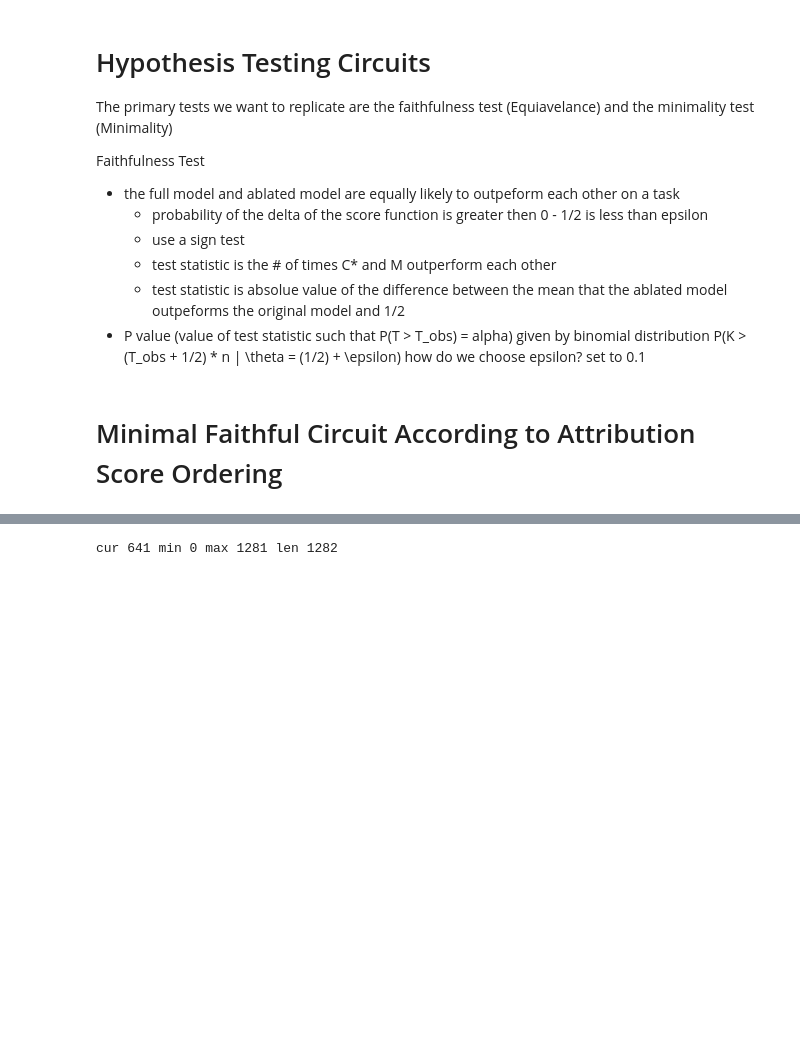
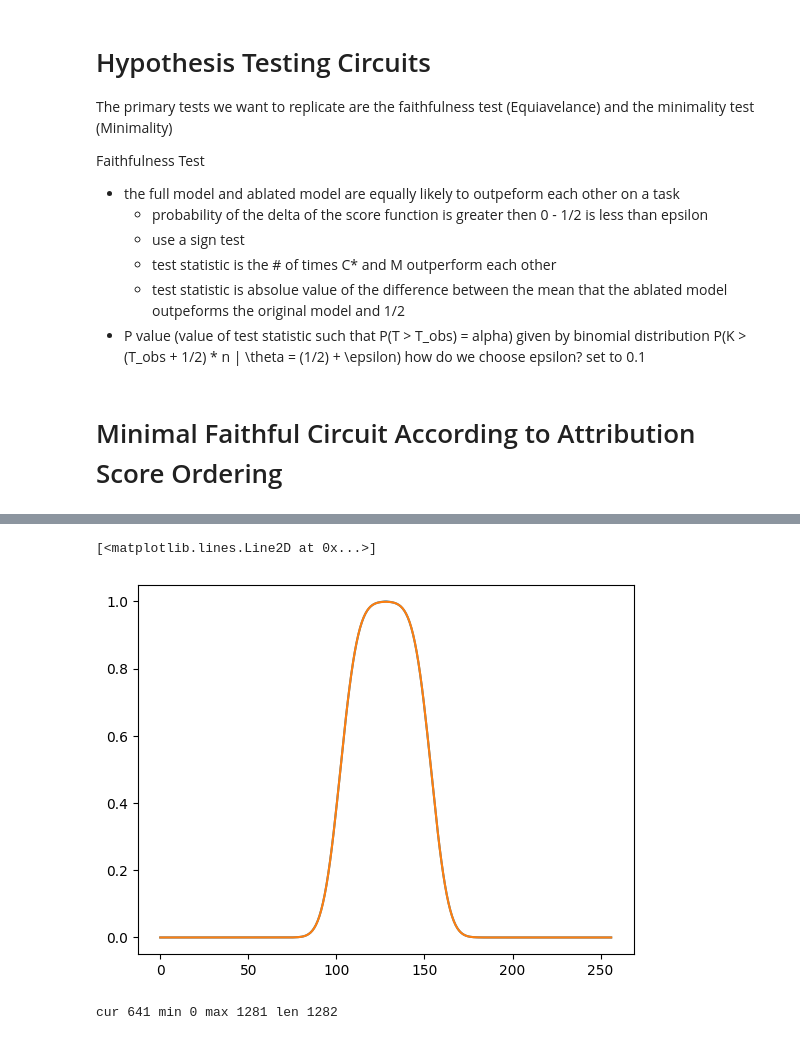
Before and after one commit to oliveradk/elk-experiments, a Jupyter notebook: notebooks/hypothesis_tests.ipynb, the cells around one changed output, grey strips where cells are left out. Saved outputs shown, nothing was run; the diff lists cells and outputs as text; code cells hidden in the pictures; blank space fills up the shorter version.

```diff
--- a/notebooks/hypothesis_tests.ipynb
+++ b/notebooks/hypothesis_tests.ipynb
@@ -82,7 +82,7 @@ def logit_sum_diff(logits, batch: PromptPairBatch):
     return answers_sum - wrong_answers_sum
 # %%
 from auto_circuit.data import PromptDataLoader
-from scipy.stats import binom
+from scipy.stats import binom, beta
 import numpy as np
 def compute_num_C_gt_M(
     circ_out: CircuitOutputs,
@@ -110,6 +110,35 @@ def run_non_equiv_test(num_ablated_C_gt_M: int, n: int, alpha: float = 0.05, eps
     right_tail = 1 - binom.cdf(max(n-k, k), n, theta)
     p_value = left_tail + right_tail
     return p_value < alpha, p_value
+
+def bernoulli_range_test(K,N,eps=0.1,a=[1,1],alpha=0.5):
+    #Inputs:
+    #  K: number of successes
+    #  N: number of trials
+    #  eps: faithfulness threshold
+    #  a: beta prior coefficients on pi
+    #  alpha: rejection threshold
+    #Outputs:
+    #  p(0.5-eps <= pi <= 0.5+eps | N, K, a)
+    #  p(0.5-eps <= pi <= 0.5+eps | N, K, a)<1-alpha
+
+    p_piK     = beta(N-K+a[0],K+a[1])
+    p_between = p_piK.cdf(0.5+eps) - p_piK.cdf(0.5-eps)
+    return(p_between<1-alpha, p_between)
+# %%
+# plot run_non_equiv_test and bernoulli_range_test
+import matplotlib.pyplot as plt
+import numpy as np
+n = 256
+x = np.linspace(0, n, n)
+y = [run_non_equiv_test(k, n, alpha=0.05, epsilon=0.1)[1] for k in x]
+plt.plot(x, y)
+
+y = [bernoulli_range_test(k, n, eps=0.1, a=[1,1], alpha=0.05)[1] for k in x]
+plt.plot(x, y)
+# %% [output]
+[<matplotlib.lines.Line2D at 0x...>]
+[figure, added]
 # %%
 # binary search for smallest number of edges on attribution ordering for which test passes
 alpha = 0.05
```
Also changed, not shown: parts of 2 cells of this notebook.
